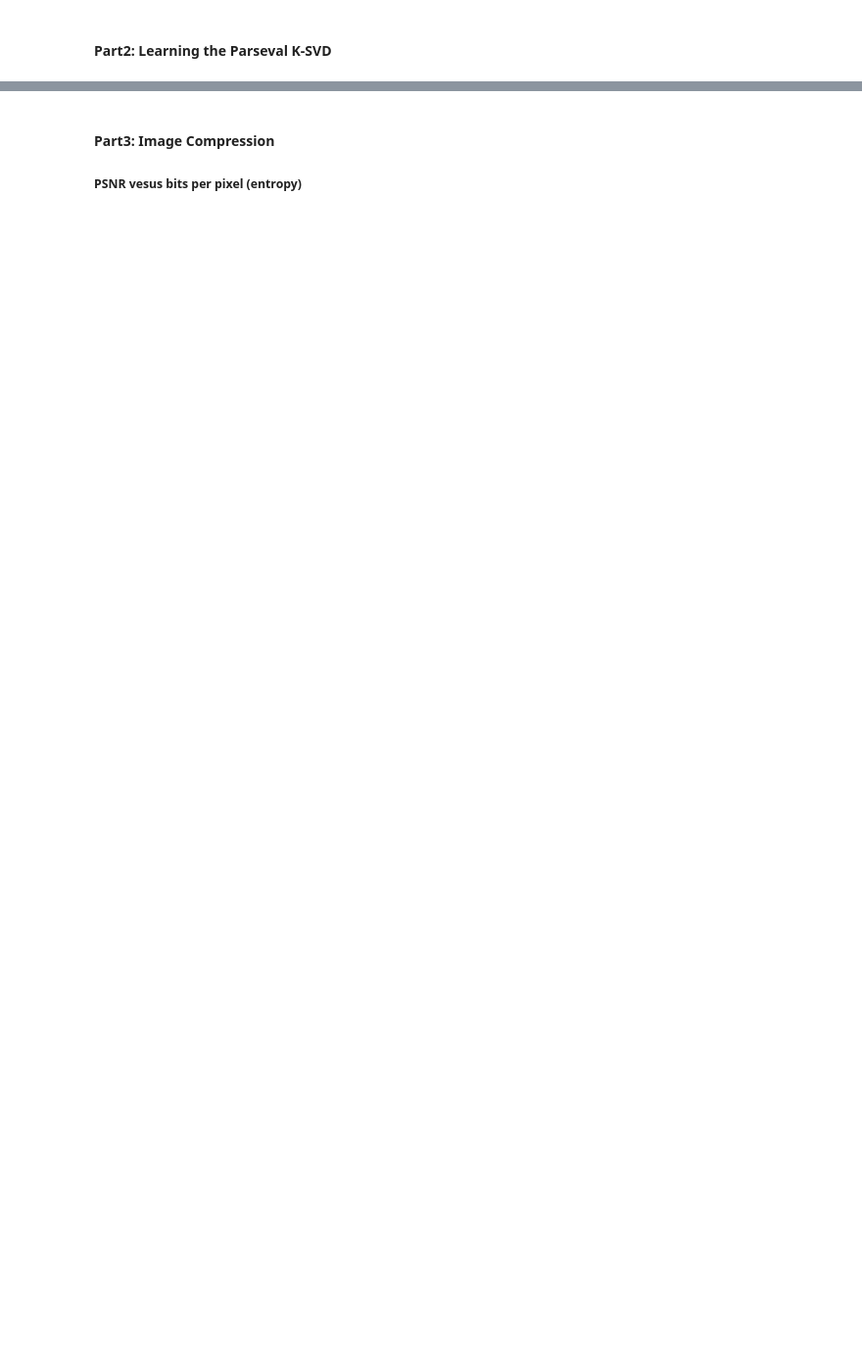
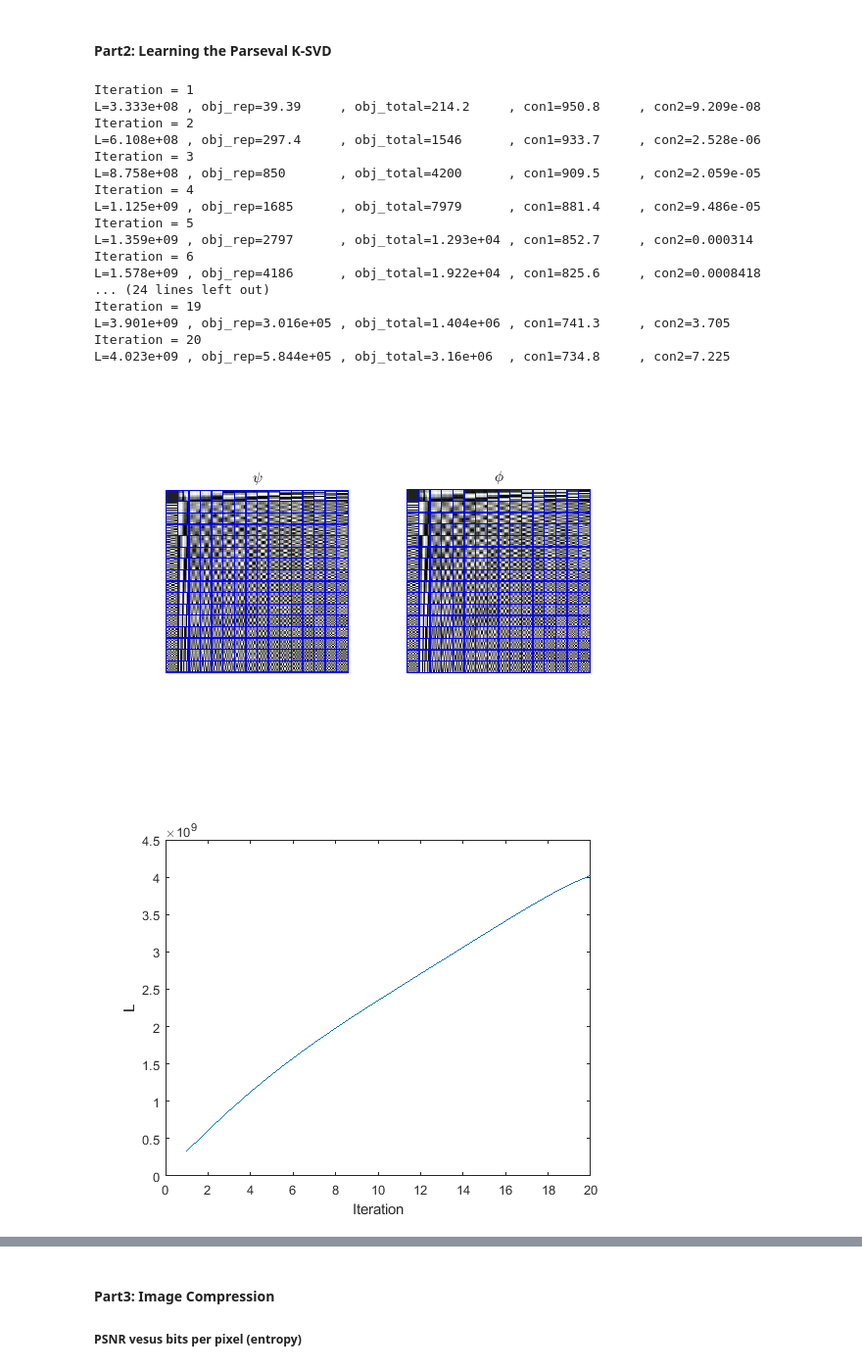
Before and after one commit to kung-bill/Frame_Based_Learning_Parseval_Frame, a Jupyter notebook: Parseval_KSVD_Test.ipynb, the cells around one changed output, grey strips where cells are left out. Shown at 98% size. Drawn from its saved outputs; the diff is of its cells as text; code cells hidden in the pictures; blank space fills up the shorter version.

```diff
--- a/Parseval_KSVD_Test.ipynb
+++ b/Parseval_KSVD_Test.ipynb
@@ -44,33 +63,53 @@ Psi0 = D_svd;
 % Phi0 = pinv(D_svd)';
 Phi0 = D_svd;
 
 X0 = X;
-maxIter = 50;
-t = 1.0e-10;
-rho = [0.1, 1.0e+8, 1.0e+8];
+maxIter = 20;
+t = 1.0e-9;
+rho = [0.1, 1.0e+5, 1.0e+5];
 IsRecord = true;
 ShowDetail = true;
 
 [Psi, Phi, X, Record] = ParsevalKSVD(Y, Psi0, Phi0, X0, maxIter, t, rho, IsRecord, ShowDetail);
 
 PsiIm = plot_8by8_frame(Psi);
 PhiIm = plot_8by8_frame(Phi);
 figure;
 subplot(1, 2, 1); imshow(PsiIm); title('$\psi$','Interpreter','latex');
 subplot(1, 2, 2); imshow(PhiIm); title('$\phi$','Interpreter','latex');
 
 %Displaying the curve for the convergent behavior
 figure;
 plot(Record.augLag); xlabel('Iteration'); ylabel('L');
 
 figure;
 plot(Record.obj_rep); xlabel('Iteration'); ylabel('$\| Y - \psi X \|_F^2$', 'Interpreter','latex');
 
 figure;
 plot(Record.obj_total); xlabel('Iteration'); ylabel('$\rho_1 \| Y - \psi X \|_F^2 + \| \phi^\top Y -  \phi^\top \psi X \|_F^2$', 'Interpreter','latex');
 
 figure;
 plot(Record.con1); xlabel('Iteration'); ylabel('$\| \psi \phi^\top - I \|_F^2$', 'Interpreter','latex');
 
 figure;
 plot(Record.con2); xlabel('Iteration'); ylabel('$\| \psi - \phi \|_F^2$', 'Interpreter','latex');
+# %% [output]
+Iteration = 1
+L=3.333e+08 , obj_rep=39.39     , obj_total=214.2     , con1=950.8     , con2=9.209e-08
+Iteration = 2
+L=6.108e+08 , obj_rep=297.4     , obj_total=1546      , con1=933.7     , con2=2.528e-06
+Iteration = 3
+L=8.758e+08 , obj_rep=850       , obj_total=4200      , con1=909.5     , con2=2.059e-05
+Iteration = 4
+L=1.125e+09 , obj_rep=1685      , obj_total=7979      , con1=881.4     , con2=9.486e-05
+Iteration = 5
+L=1.359e+09 , obj_rep=2797      , obj_total=1.293e+04 , con1=852.7     , con2=0.000314
+Iteration = 6
+L=1.578e+09 , obj_rep=4186      , obj_total=1.922e+04 , con1=825.6     , con2=0.0008418
+... (24 lines left out)
+Iteration = 19
+L=3.901e+09 , obj_rep=3.016e+05 , obj_total=1.404e+06 , con1=741.3     , con2=3.705
+Iteration = 20
+L=4.023e+09 , obj_rep=5.844e+05 , obj_total=3.16e+06  , con1=734.8     , con2=7.225
+[figure, added]
+[figure, added]
```
Also changed, not shown: parts of 3 cells of this notebook, 2 other files.
